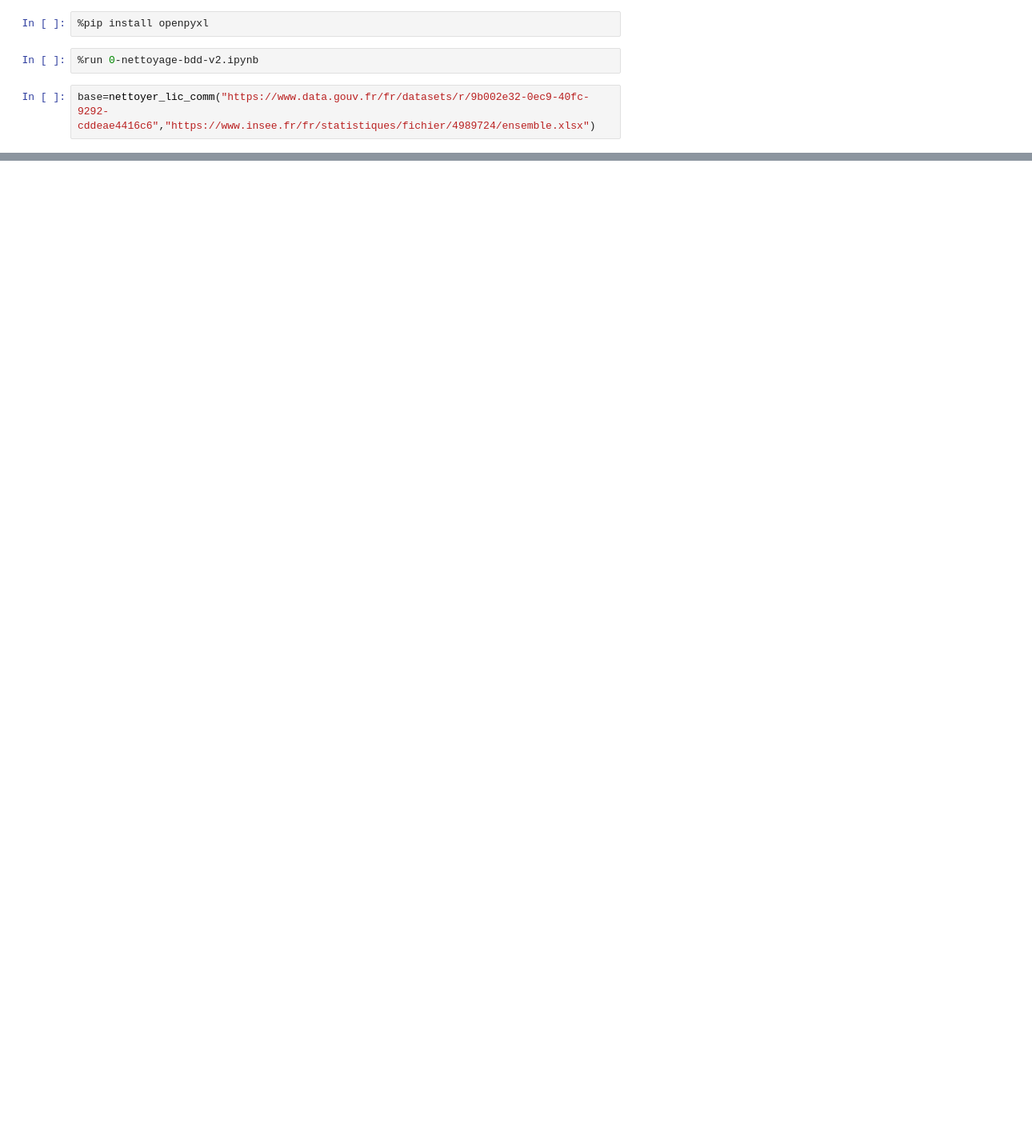
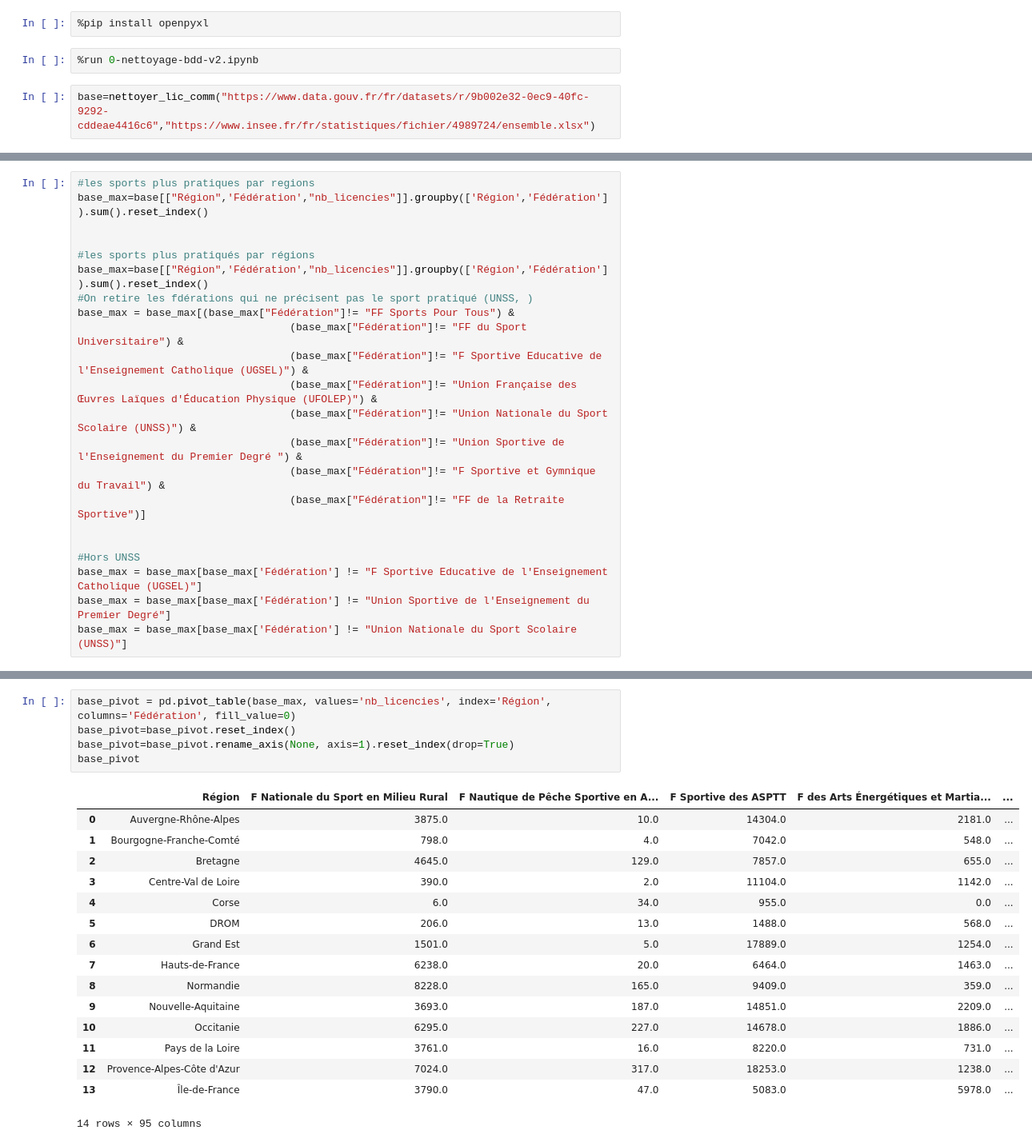
Before and after one commit to paulrsnn/projet-python, a Jupyter notebook: regionales.ipynb, the cells around one changed output, grey strips where cells are left out. Shown at 80% size. Saved outputs shown, nothing was run; the diff lists cells and outputs as text; blank space fills up the shorter version.

```diff
--- a/regionales.ipynb
+++ b/regionales.ipynb
@@ -26,0 +38,22 @@ base
+# %%
+#les sports plus pratiques par regions
+base_max=base[["Région",'Fédération',"nb_licencies"]].groupby(['Région','Fédération']).sum().reset_index()
+
+
+#les sports plus pratiqués par régions
+base_max=base[["Région",'Fédération',"nb_licencies"]].groupby(['Région','Fédération']).sum().reset_index()
+#On retire les fdérations qui ne précisent pas le sport pratiqué (UNSS, )
+base_max = base_max[(base_max["Fédération"]!= "FF Sports Pour Tous") &
+                                  (base_max["Fédération"]!= "FF du Sport Universitaire") &
+                                  (base_max["Fédération"]!= "F Sportive Educative de l'Enseignement Catholique (UGSEL)") &
+                                  (base_max["Fédération"]!= "Union Française des Œuvres Laïques d'Éducation Physique (UFOLEP)") &
+                                  (base_max["Fédération"]!= "Union Nationale du Sport Scolaire (UNSS)") &
+                                  (base_max["Fédération"]!= "Union Sportive de l'Enseignement du Premier Degré ") &
+                                  (base_max["Fédération"]!= "F Sportive et Gymnique du Travail") &
+                                  (base_max["Fédération"]!= "FF de la Retraite Sportive")]
+
+
+#Hors UNSS
+base_max = base_max[base_max['Fédération'] != "F Sportive Educative de l'Enseignement Catholique (UGSEL)"]
+base_max = base_max[base_max['Fédération'] != "Union Sportive de l'Enseignement du Premier Degré"]
+base_max = base_max[base_max['Fédération'] != "Union Nationale du Sport Scolaire (UNSS)"]
@@ -26,0 +129,22 @@ base
+# %%
+base_pivot = pd.pivot_table(base_max, values='nb_licencies', index='Région', columns='Fédération', fill_value=0)
+base_pivot=base_pivot.reset_index()
+base_pivot=base_pivot.rename_axis(None, axis=1).reset_index(drop=True)
+base_pivot
+# %% [output]
+|  | Région | F Nationale du Sport en Milieu Rural | F Nautique de Pêche Sportive en A... | F Sportive des ASPTT | F des Arts Énergétiques et Martia... | ... |
+| 0 | Auvergne-Rhône-Alpes | 3875.0 | 10.0 | 14304.0 | 2181.0 | ... |
+| 1 | Bourgogne-Franche-Comté | 798.0 | 4.0 | 7042.0 | 548.0 | ... |
+| 2 | Bretagne | 4645.0 | 129.0 | 7857.0 | 655.0 | ... |
+| 3 | Centre-Val de Loire | 390.0 | 2.0 | 11104.0 | 1142.0 | ... |
+| 4 | Corse | 6.0 | 34.0 | 955.0 | 0.0 | ... |
+| 5 | DROM | 206.0 | 13.0 | 1488.0 | 568.0 | ... |
+| 6 | Grand Est | 1501.0 | 5.0 | 17889.0 | 1254.0 | ... |
+| 7 | Hauts-de-France | 6238.0 | 20.0 | 6464.0 | 1463.0 | ... |
+| 8 | Normandie | 8228.0 | 165.0 | 9409.0 | 359.0 | ... |
+| 9 | Nouvelle-Aquitaine | 3693.0 | 187.0 | 14851.0 | 2209.0 | ... |
+| 10 | Occitanie | 6295.0 | 227.0 | 14678.0 | 1886.0 | ... |
+| 11 | Pays de la Loire | 3761.0 | 16.0 | 8220.0 | 731.0 | ... |
+| 12 | Provence-Alpes-Côte d'Azur | 7024.0 | 317.0 | 18253.0 | 1238.0 | ... |
+| 13 | Île-de-France | 3790.0 | 47.0 | 5083.0 | 5978.0 | ... |
+14 rows × 95 columns
```
Also changed, not shown: parts of 21 cells of this notebook.
